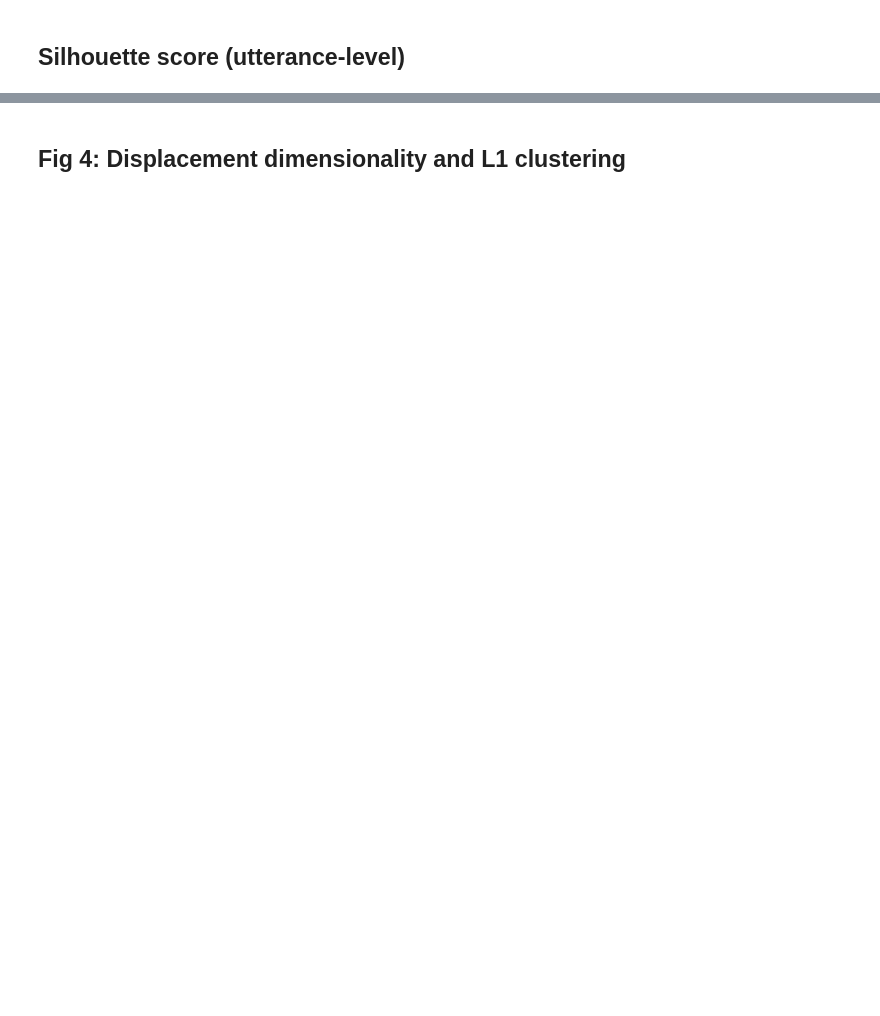
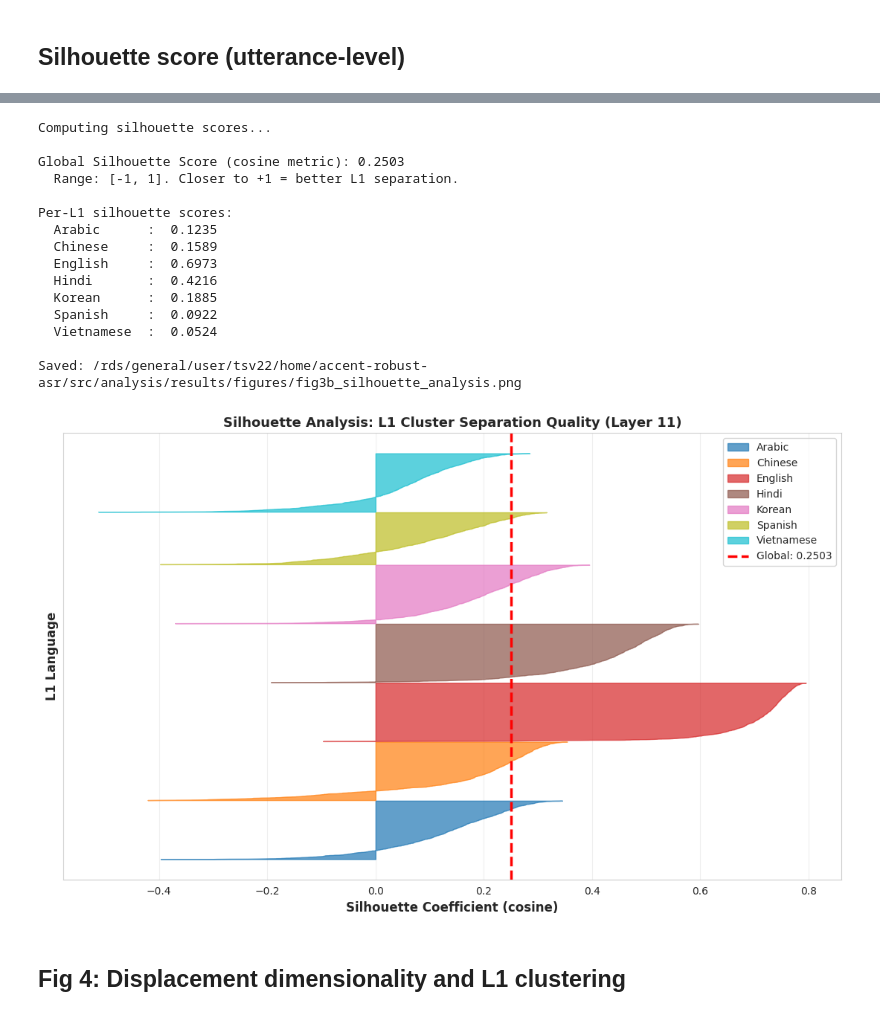
Before and after one commit to Tisya-V/accent-robust-asr, a Jupyter notebook: src/analysis/phase0_probing.ipynb, the cells around one changed output, grey strips where cells are left out. Cells and saved outputs as stored; diff of their text form; code cells hidden in the pictures; blank space fills up the shorter version.

```diff
--- a/src/analysis/phase0_probing.ipynb
+++ b/src/analysis/phase0_probing.ipynb
@@ -780,2 +446,73 @@ Saved: /rds/general/user/tsv22/home/accent-robust-asr/src/analysis/results/figur
+# %%
+from sklearn.metrics import silhouette_score, silhouette_samples
+
+print("Computing silhouette scores...\n")
+
+# Silhouette score measures how well-separated L1 clusters are
+test_utts = [u for u in utterance_embeddings if u["split"] == "test"]
+X_test = np.stack([u["layer_reps"][target_layer] for u in test_utts])
+y_labels = np.array([L1_GROUPS.index(u["l1"]) for u in test_utts])
+
+# Global silhouette score (cosine metric)
+sil_score = silhouette_score(X_test, y_labels, metric='cosine')
+print(f"Global Silhouette Score (cosine metric): {sil_score:.4f}")
+print(f"  Range: [-1, 1]. Closer to +1 = better L1 separation.")
+
+# Per-L1 average silhouette
+sil_samples = silhouette_samples(X_test, y_labels, metric='cosine')
+print(f"\nPer-L1 silhouette scores:")
+for i, l1 in enumerate(L1_GROUPS):
+    mask = y_labels == i
+    if mask.sum() > 0:
+        avg_sil = sil_samples[mask].mean()
+        print(f"  {l1:12s}: {avg_sil:7.4f}")
+
+# Silhouette plot
+fig, ax = plt.subplots(figsize=(11, 7))
+y_lower = 10
+colors = plt.cm.tab10(np.linspace(0, 1, len(L1_GROUPS)))
+
+for i, l1 in enumerate(L1_GROUPS):
+    mask = y_labels == i
+    cluster_sil = sil_samples[mask]
+    cluster_sil.sort()
+
+    size = cluster_sil.shape[0]
+    y_upper = y_lower + size
+    ax.fill_betweenx(np.arange(y_lower, y_upper), 0, cluster_sil,
+                     facecolor=colors[i], edgecolor=colors[i], alpha=0.7, label=l1)
+    y_lower = y_upper + 10
+
+ax.axvline(x=sil_score, color="red", linestyle="--", linewidth=2.5, label=f"Global: {sil_score:.4f}")
+ax.set_xlabel("Silhouette Coefficient (cosine)", fontsize=12, fontweight='bold')
+ax.set_ylabel("L1 Language", fontsize=12, fontweight='bold')
+ax.set_title(f"Silhouette Analysis: L1 Cluster Separation Quality (Layer {target_layer})", fontsize=13, fontweight='bold')
+ax.set_yticks([])
+ax.legend(fontsize=10, loc='best')
+ax.grid(True, alpha=0.3, axis='x')
+
+plt.tight_layout()
+output_path = results_dir / "figures/fig3b_silhouette_analysis.png"
+output_path.parent.mkdir(parents=True, exist_ok=True)
+plt.savefig(output_path, dpi=150, bbox_inches='tight')
+print(f"\nSaved: {output_path}")
+plt.show()
+# %% [output]
+Computing silhouette scores...
+
+Global Silhouette Score (cosine metric): 0.2503
+  Range: [-1, 1]. Closer to +1 = better L1 separation.
+
+Per-L1 silhouette scores:
+  Arabic      :  0.1235
+  Chinese     :  0.1589
+  English     :  0.6973
+  Hindi       :  0.4216
+  Korean      :  0.1885
+  Spanish     :  0.0922
+  Vietnamese  :  0.0524
+
+Saved: /rds/general/user/tsv22/home/accent-robust-asr/src/analysis/results/figures/fig3b_silhouette_analysis.png
+[figure, added]
 # %% [markdown]
 ## Fig 4: Displacement dimensionality and L1 clustering
```
Also changed, not shown: parts of 30 cells of this notebook, 4 other files.
